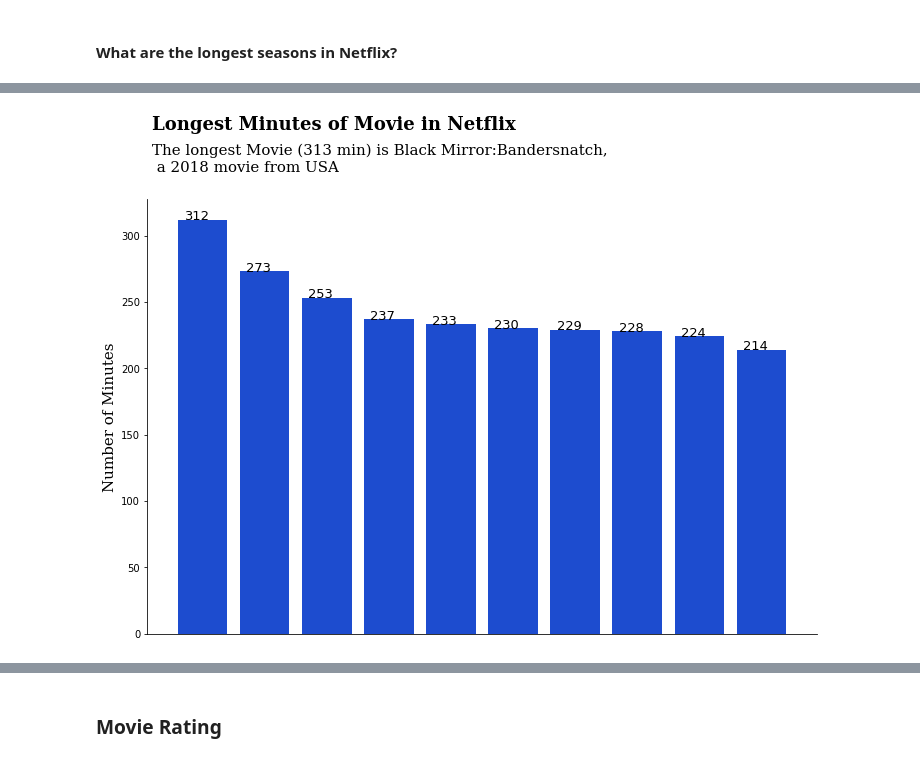
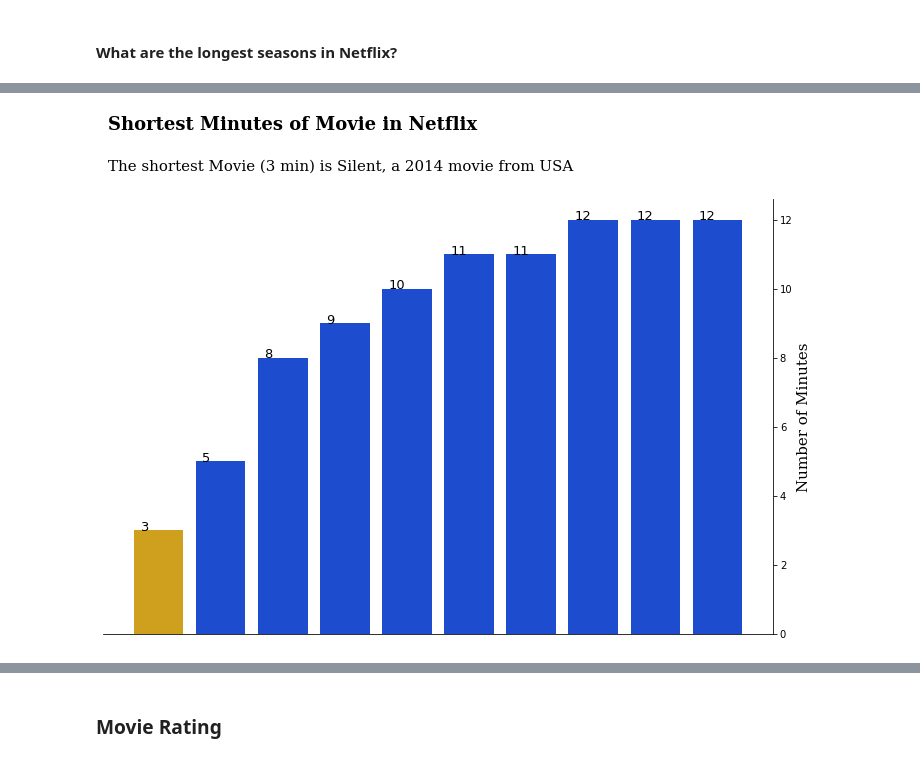
Before and after one commit to TheBlueZayn/Netflix-EDA, a Jupyter notebook: main.ipynb, the cells around one changed output, grey strips where cells are left out. Drawn from its saved outputs; the diff is of its cells as text; code cells hidden in the pictures.

```diff
--- a/main.ipynb
+++ b/main.ipynb
@@ -747,26 +780,28 @@ df.loc[df["duration"] == "312 min"]
 # %%
-data_min = df.loc[df["duration"].str.contains("min")]["duration"].str.replace("min", " ").astype("int").sort_values(ascending=False).head(10)
+# Subset data
+data_low = df.loc[df["duration"].str.contains("min")]["duration"].str.replace("min", " ").astype("int").sort_values(ascending=False).tail(10).sort_values()
 fig, ax = plt.subplots(figsize=(12,8))
 
-ax.bar(range(10), data_min, color="#1d4ccf")
+color_map = ["#1d4ccf" for i in range(10)]
+color_map[0] = "#CFA01D"        # color highlight
+ax.bar(range(10), data_low, color=color_map)
 plt.tick_params(
     axis='x',          # changes apply to the x-axis
     which='both',      # both major and minor ticks are affected
     bottom=False,      # ticks along the bottom edge are off
     top=False,         # ticks along the top edge are off
     labelbottom=False)
+ax.yaxis.tick_right()
+ax.yaxis.set_label_position("right")
 ax.set_ylabel("Number of Minutes", fontsize=15, fontfamily="serif")
-for i, v in enumerate(data_min):
+for i, v in enumerate(data_low):
     plt.text(i-0.3, v, str(v), fontsize=13)
-for s in ['top', 'right']:
+for s in ['top', 'left']:
     ax.spines[s].set_visible(False)
-fig.text(0.13, 1, "Longest Minutes of Movie in Netflix", fontsize=18, fontfamily="serif", fontweight="bold")
-fig.text(0.13, 0.9, """
-The longest Movie (313 min) is Black Mirror:Bandersnatch,
- a 2018 movie from USA
- """, fontsize=15, fontfamily="serif");
+fig.text(0.13, 1, "Shortest Minutes of Movie in Netflix", fontsize=18, fontfamily="serif", fontweight="bold")
+fig.text(0.13, 0.93, "The shortest Movie (3 min) is Silent, a 2014 movie from USA", fontsize=15, fontfamily="serif");
 # %% [output]
-[figure, old version]
+[figure, new version]
 # %%
 df.loc[df["duration"] == "3 min"]
 # %% [output]
```
Also changed, not shown: parts of 10 cells of this notebook.
